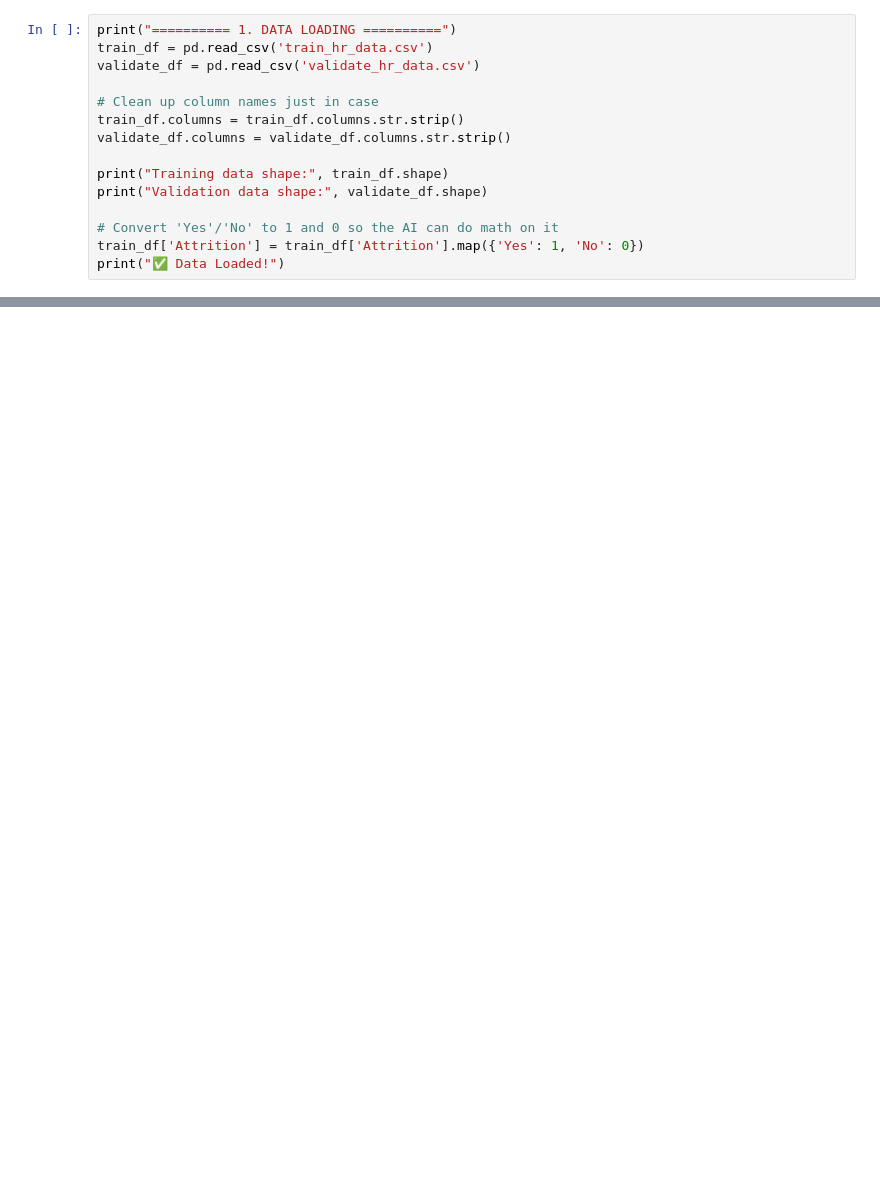
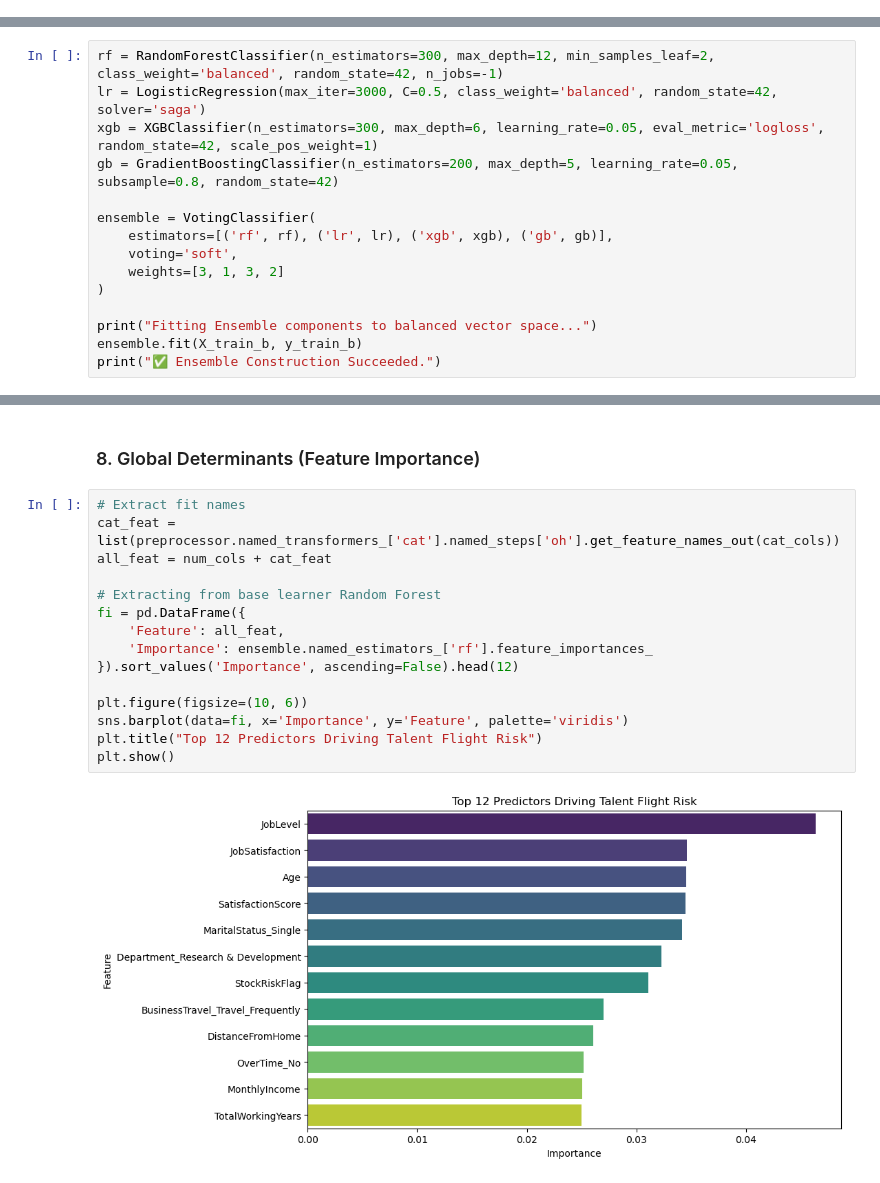
Before and after one commit to TanishaJain22/HR-Employee-Intervention-Predictor, a Jupyter notebook: HR_Project.ipynb, the cells around one changed output, grey strips where cells are left out. Cells and saved outputs as stored; diff of their text form; blank space fills up the shorter version.

Commit message:
HR Employee Flight Risk - Complete project

```diff
--- a/HR_Project.ipynb
+++ b/HR_Project.ipynb
@@ -48,15 +51,0 @@ print("✅ All tools loaded successfully!")
-# %%
-print("========== 1. DATA LOADING ==========")
-train_df = pd.read_csv('train_hr_data.csv')
-validate_df = pd.read_csv('validate_hr_data.csv')
-
-# Clean up column names just in case
-train_df.columns = train_df.columns.str.strip()
-validate_df.columns = validate_df.columns.str.strip()
-
-print("Training data shape:", train_df.shape)
-print("Validation data shape:", validate_df.shape)
-
-# Convert 'Yes'/'No' to 1 and 0 so the AI can do math on it
-train_df['Attrition'] = train_df['Attrition'].map({'Yes': 1, 'No': 0})
-print("✅ Data Loaded!")
@@ -265,0 +138,15 @@ Predicted High Flight Risk: 37
+# %%
+rf = RandomForestClassifier(n_estimators=300, max_depth=12, min_samples_leaf=2, class_weight='balanced', random_state=42, n_jobs=-1)
+lr = LogisticRegression(max_iter=3000, C=0.5, class_weight='balanced', random_state=42, solver='saga')
+xgb = XGBClassifier(n_estimators=300, max_depth=6, learning_rate=0.05, eval_metric='logloss', random_state=42, scale_pos_weight=1)
+gb = GradientBoostingClassifier(n_estimators=200, max_depth=5, learning_rate=0.05, subsample=0.8, random_state=42)
+
+ensemble = VotingClassifier(
+    estimators=[('rf', rf), ('lr', lr), ('xgb', xgb), ('gb', gb)],
+    voting='soft',
+    weights=[3, 1, 3, 2]
+)
+
+print("Fitting Ensemble components to balanced vector space...")
+ensemble.fit(X_train_b, y_train_b)
+print("✅ Ensemble Construction Succeeded.")
@@ -265,0 +217,19 @@ Predicted High Flight Risk: 37
+# %% [markdown]
+### 8. Global Determinants (Feature Importance)
+# %%
+# Extract fit names
+cat_feat = list(preprocessor.named_transformers_['cat'].named_steps['oh'].get_feature_names_out(cat_cols))
+all_feat = num_cols + cat_feat
+
+# Extracting from base learner Random Forest
+fi = pd.DataFrame({
+    'Feature': all_feat,
+    'Importance': ensemble.named_estimators_['rf'].feature_importances_
+}).sort_values('Importance', ascending=False).head(12)
+
+plt.figure(figsize=(10, 6))
+sns.barplot(data=fi, x='Importance', y='Feature', palette='viridis')
+plt.title("Top 12 Predictors Driving Talent Flight Risk")
+plt.show()
+# %% [output]
+[figure, added]
```
Also changed, not shown: parts of 26 cells of this notebook, 5 other files.
